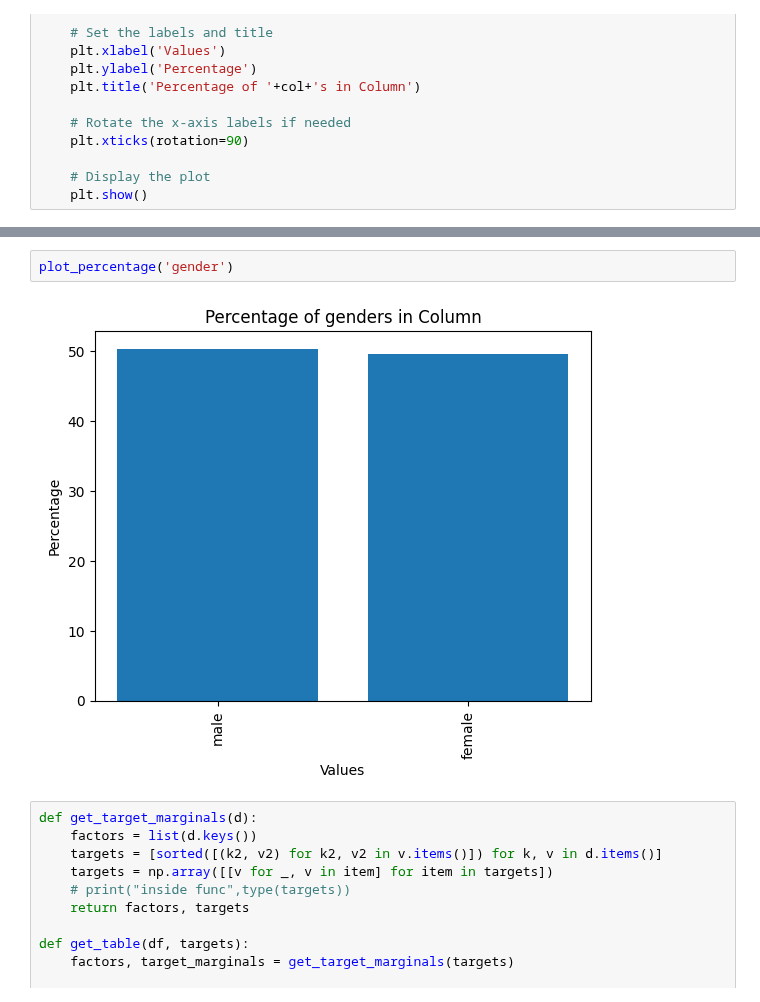
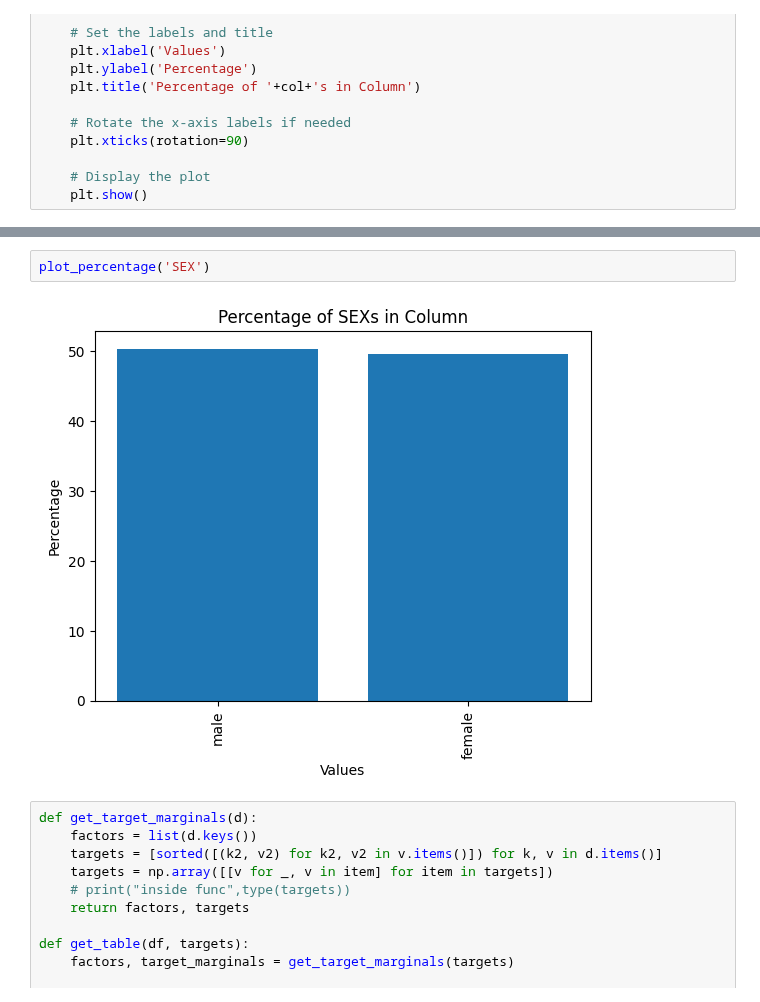
Before and after one commit to abuudarda/synthetic-population-simulation, a Jupyter notebook: IPF_IPU_sampling/IPF_IPU_SAMPLING.ipynb, the cells around one changed output, grey strips where cells are left out. Cells and saved outputs as stored; diff of their text form.

```diff
--- a/IPF_IPU_sampling/IPF_IPU_SAMPLING.ipynb
+++ b/IPF_IPU_sampling/IPF_IPU_SAMPLING.ipynb
@@ -178,7 +186,7 @@ Name: gender, dtype: float64
 # %%
-plot_percentage('gender')
+plot_percentage('SEX')
 # %% [output]
-[figure, old version]
+[figure, new version]
 # %%
 def get_target_marginals(d):
     factors = list(d.keys())
```
Also changed, not shown: parts of 13 cells of this notebook, 1 other file.
